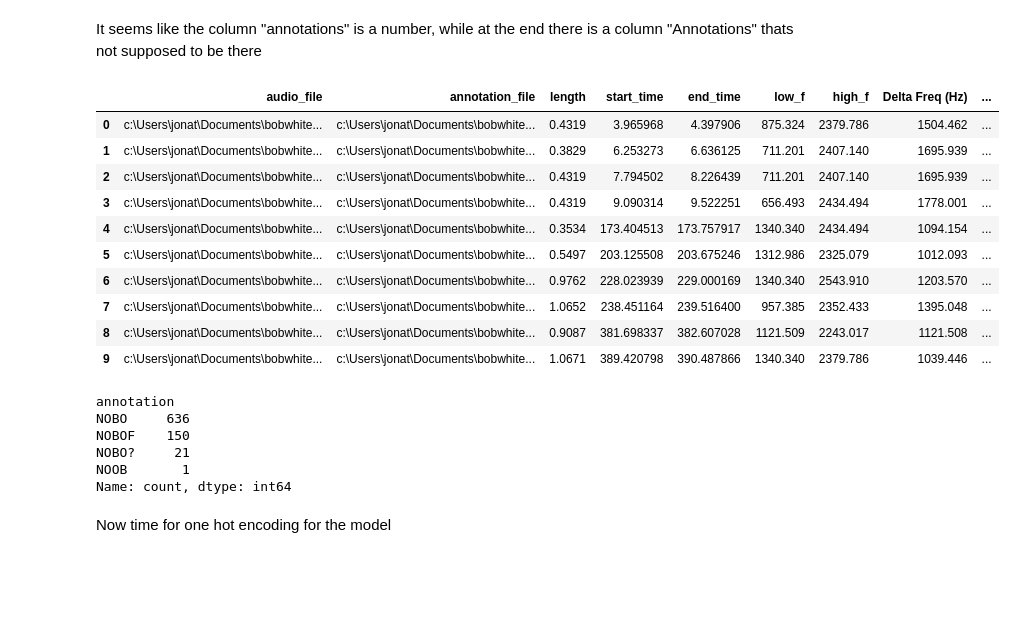
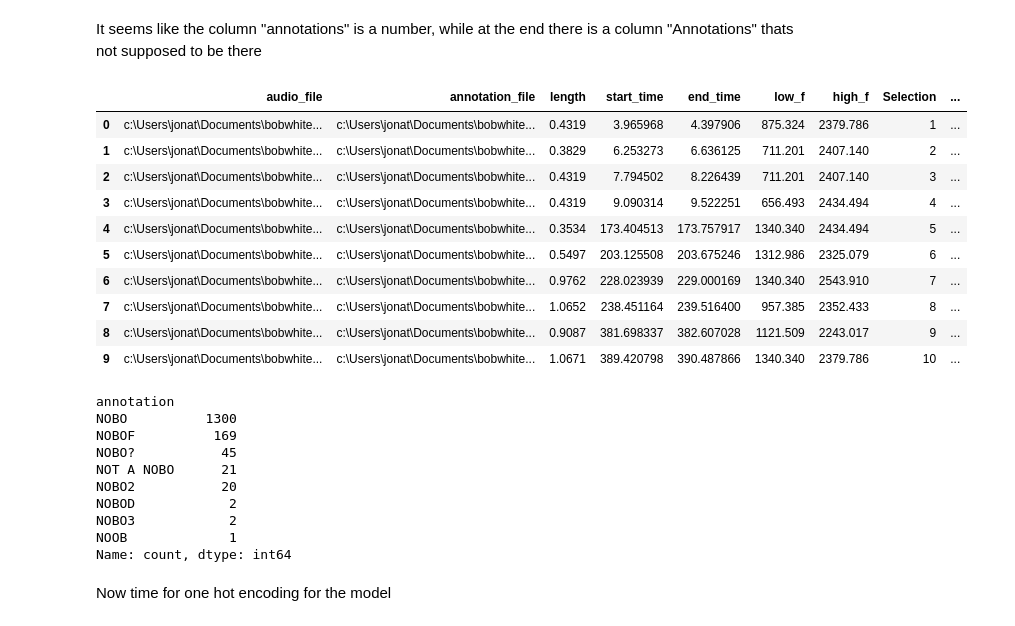
Before and after one commit to Fartedbutpooped27/BirdCoding, a Jupyter notebook: usingRavenNOBO.ipynb, the cells around one changed output. Drawn from its saved outputs; the diff is of its cells as text; code cells hidden in the pictures; blank space fills up the shorter version.

```diff
--- a/usingRavenNOBO.ipynb
+++ b/usingRavenNOBO.ipynb
@@ -177,34 +208,38 @@ It seems like the column "annotations" is a number, while at the end there is a
 # %%
 from opensoundscape import BoxedAnnotations
 
 all_annotations = BoxedAnnotations.from_raven_files(
-    updated_selections,audio_files)
+    updated_selections,updated_audio_files)
 
 #RENAME DUPLICATE ANNOTATION TEST
 all_annotations.df.rename(columns={'annotation': 'length'}, inplace=True)
 all_annotations.df.rename(columns={'Annotation': 'annotation'}, inplace=True)
 
 all_annotations.df.head(10)
 # %% [output]
-|  | audio_file | annotation_file | length | start_time | end_time | low_f | high_f | Delta Freq (Hz) | ... |
-| 0 | c:\Users\jonat\Documents\bobwhite... | c:\Users\jonat\Documents\bobwhite... | 0.4319 | 3.965968 | 4.397906 | 875.324 | 2379.786 | 1504.462 | ... |
-| 1 | c:\Users\jonat\Documents\bobwhite... | c:\Users\jonat\Documents\bobwhite... | 0.3829 | 6.253273 | 6.636125 | 711.201 | 2407.140 | 1695.939 | ... |
-| 2 | c:\Users\jonat\Documents\bobwhite... | c:\Users\jonat\Documents\bobwhite... | 0.4319 | 7.794502 | 8.226439 | 711.201 | 2407.140 | 1695.939 | ... |
-| 3 | c:\Users\jonat\Documents\bobwhite... | c:\Users\jonat\Documents\bobwhite... | 0.4319 | 9.090314 | 9.522251 | 656.493 | 2434.494 | 1778.001 | ... |
-| 4 | c:\Users\jonat\Documents\bobwhite... | c:\Users\jonat\Documents\bobwhite... | 0.3534 | 173.404513 | 173.757917 | 1340.340 | 2434.494 | 1094.154 | ... |
-| 5 | c:\Users\jonat\Documents\bobwhite... | c:\Users\jonat\Documents\bobwhite... | 0.5497 | 203.125508 | 203.675246 | 1312.986 | 2325.079 | 1012.093 | ... |
-| 6 | c:\Users\jonat\Documents\bobwhite... | c:\Users\jonat\Documents\bobwhite... | 0.9762 | 228.023939 | 229.000169 | 1340.340 | 2543.910 | 1203.570 | ... |
-| 7 | c:\Users\jonat\Documents\bobwhite... | c:\Users\jonat\Documents\bobwhite... | 1.0652 | 238.451164 | 239.516400 | 957.385 | 2352.433 | 1395.048 | ... |
-| 8 | c:\Users\jonat\Documents\bobwhite... | c:\Users\jonat\Documents\bobwhite... | 0.9087 | 381.698337 | 382.607028 | 1121.509 | 2243.017 | 1121.508 | ... |
-| 9 | c:\Users\jonat\Documents\bobwhite... | c:\Users\jonat\Documents\bobwhite... | 1.0671 | 389.420798 | 390.487866 | 1340.340 | 2379.786 | 1039.446 | ... |
+|  | audio_file | annotation_file | length | start_time | end_time | low_f | high_f | Selection | ... |
+| 0 | c:\Users\jonat\Documents\bobwhite... | c:\Users\jonat\Documents\bobwhite... | 0.4319 | 3.965968 | 4.397906 | 875.324 | 2379.786 | 1 | ... |
+| 1 | c:\Users\jonat\Documents\bobwhite... | c:\Users\jonat\Documents\bobwhite... | 0.3829 | 6.253273 | 6.636125 | 711.201 | 2407.140 | 2 | ... |
+| 2 | c:\Users\jonat\Documents\bobwhite... | c:\Users\jonat\Documents\bobwhite... | 0.4319 | 7.794502 | 8.226439 | 711.201 | 2407.140 | 3 | ... |
+| 3 | c:\Users\jonat\Documents\bobwhite... | c:\Users\jonat\Documents\bobwhite... | 0.4319 | 9.090314 | 9.522251 | 656.493 | 2434.494 | 4 | ... |
+| 4 | c:\Users\jonat\Documents\bobwhite... | c:\Users\jonat\Documents\bobwhite... | 0.3534 | 173.404513 | 173.757917 | 1340.340 | 2434.494 | 5 | ... |
+| 5 | c:\Users\jonat\Documents\bobwhite... | c:\Users\jonat\Documents\bobwhite... | 0.5497 | 203.125508 | 203.675246 | 1312.986 | 2325.079 | 6 | ... |
+| 6 | c:\Users\jonat\Documents\bobwhite... | c:\Users\jonat\Documents\bobwhite... | 0.9762 | 228.023939 | 229.000169 | 1340.340 | 2543.910 | 7 | ... |
+| 7 | c:\Users\jonat\Documents\bobwhite... | c:\Users\jonat\Documents\bobwhite... | 1.0652 | 238.451164 | 239.516400 | 957.385 | 2352.433 | 8 | ... |
+| 8 | c:\Users\jonat\Documents\bobwhite... | c:\Users\jonat\Documents\bobwhite... | 0.9087 | 381.698337 | 382.607028 | 1121.509 | 2243.017 | 9 | ... |
+| 9 | c:\Users\jonat\Documents\bobwhite... | c:\Users\jonat\Documents\bobwhite... | 1.0671 | 389.420798 | 390.487866 | 1340.340 | 2379.786 | 10 | ... |
 # %%
 all_annotations.df.annotation.value_counts()
 # %% [output]
 annotation
-NOBO     636
-NOBOF    150
-NOBO?     21
-NOOB       1
+NOBO          1300
+NOBOF          169
+NOBO?           45
+NOT A NOBO      21
+NOBO2           20
+NOBOD            2
+NOBO3            2
+NOOB             1
 Name: count, dtype: int64
 # %%
 #keep only annotations that say "NOBO"
```
Also changed, not shown: parts of 22 cells of this notebook.
